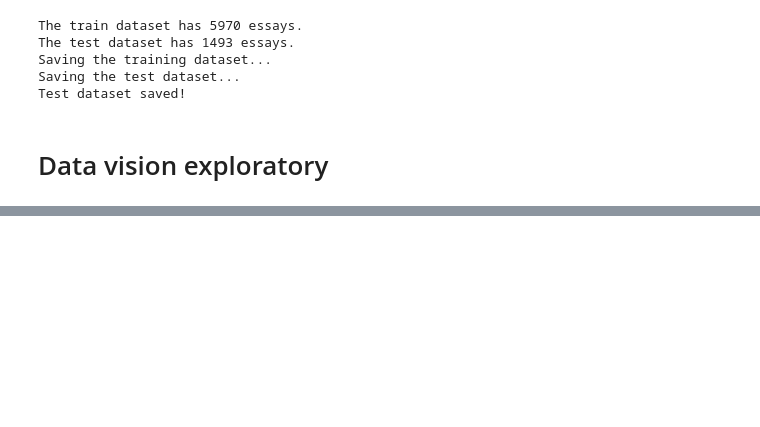
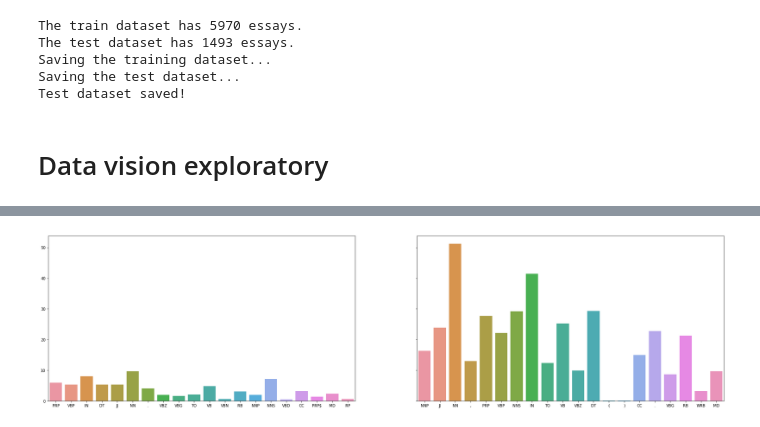
Before and after one commit to ac4391/EssayGrader, a Jupyter notebook: preprocess.ipynb, the cells around one changed output, grey strips where cells are left out. Drawn from its saved outputs; the diff is of its cells as text; code cells hidden in the pictures; blank space fills up the shorter version.

```diff
--- a/preprocess.ipynb
+++ b/preprocess.ipynb
@@ -193,0 +212,39 @@ fig.set(xlabel='Essay Set', ylabel='Word Count')
+# %%
+import nltk
+type_word=[]
+Dist=[]
+n=0 #number of bad essays
+for ID in essay_df[essay_df['essay_set']==1]['essay_id']:
+    e=essays[essay_df.loc[essay_df['essay_id']==ID].index[0]]
+    text = nltk.word_tokenize(e)
+    POS = nltk.pos_tag(text)
+    if essay_df['norm_score'][essay_df.loc[essay_df['essay_id']==ID].index[0]]<5:
+        n+=1
+        for mot in POS:
+            if mot[1] not in type_word:
+                type_word+=[mot[1]]
+                Dist+=[0]
+            Dist[type_word.index(mot[1])]+=1
+Dist_bad=[x/n for x in Dist]
+# %%
+type_word2=[]
+Dist=[]
+n=0 #number of good essays
+for ID in essay_df[essay_df['essay_set']==1]['essay_id']:
+    e=essays[essay_df.loc[essay_df['essay_id']==ID].index[0]]
+    text = nltk.word_tokenize(e)
+    POS = nltk.pos_tag(text)
+    if essay_df['norm_score'][essay_df.loc[essay_df['essay_id']==ID].index[0]]>7:
+        n+=1
+        for mot in POS:
+            if mot[1] not in type_word2:
+                type_word2+=[mot[1]]
+                Dist+=[0]
+            Dist[type_word2.index(mot[1])]+=1
+Dist_good=[x/n for x in Dist]
+# %%
+fig,ax = plt.subplots(1,2,figsize=(32,8),sharey=True)
+fig1 = sns.barplot(type_word[:20], Dist_bad[:20], ax=ax[0])
+fig2 = sns.barplot(type_word2[:20], Dist_good[:20], ax=ax[1])
+# %% [output]
+[figure, added]
```
Also changed, not shown: parts of 7 cells of this notebook.
